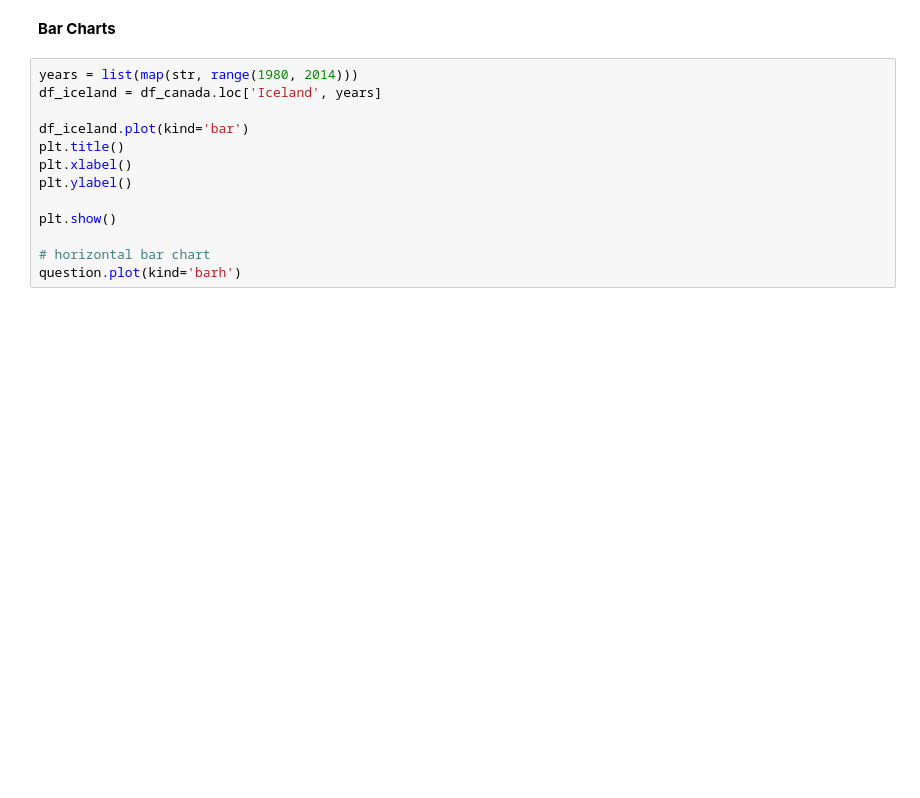
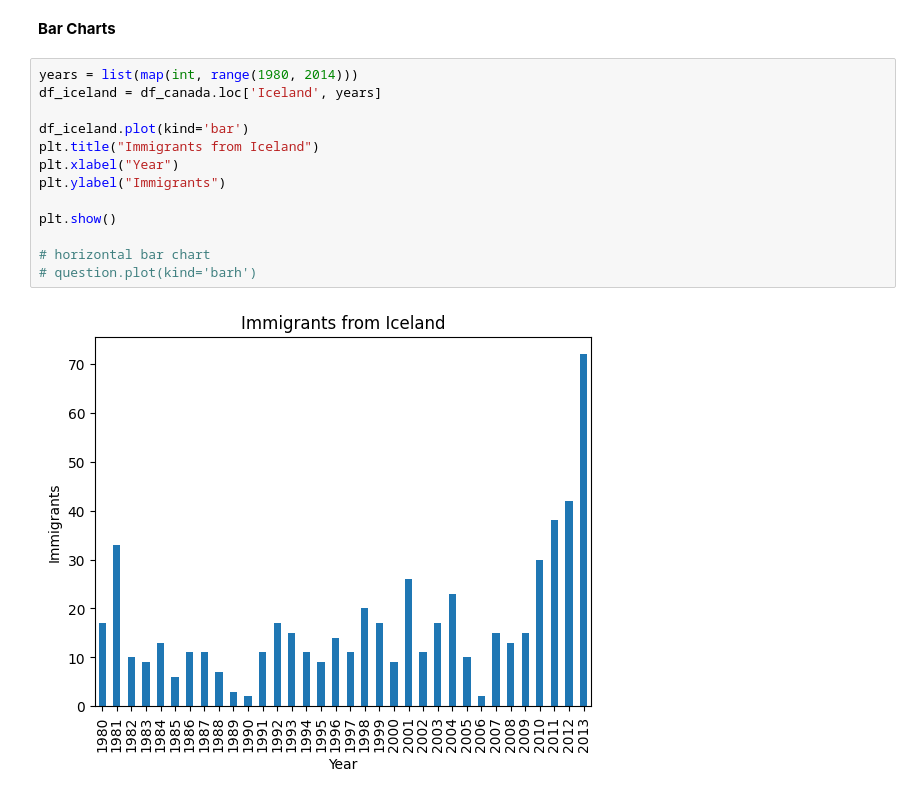
Before and after one commit to Parishri07/Data-Science-and-Machine-Learning, a Jupyter notebook: Matplotlib.ipynb, the cells around one changed output. Drawn from its saved outputs; the diff is of its cells as text; blank space fills up the shorter version.

```diff
--- a/Matplotlib.ipynb
+++ b/Matplotlib.ipynb
@@ -55,15 +194,17 @@ plt.show()
 # %% [markdown]
 **Bar Charts**
 # %%
-years = list(map(str, range(1980, 2014)))
+years = list(map(int, range(1980, 2014)))
 df_iceland = df_canada.loc['Iceland', years]
 
 df_iceland.plot(kind='bar')
-plt.title()
-plt.xlabel()
-plt.ylabel()
+plt.title("Immigrants from Iceland")
+plt.xlabel("Year")
+plt.ylabel("Immigrants")
 
 plt.show()
 
 # horizontal bar chart
-question.plot(kind='barh')
+# question.plot(kind='barh')
+# %% [output]
+[figure, added]
```
Also changed, not shown: parts of 48 cells of this notebook.
